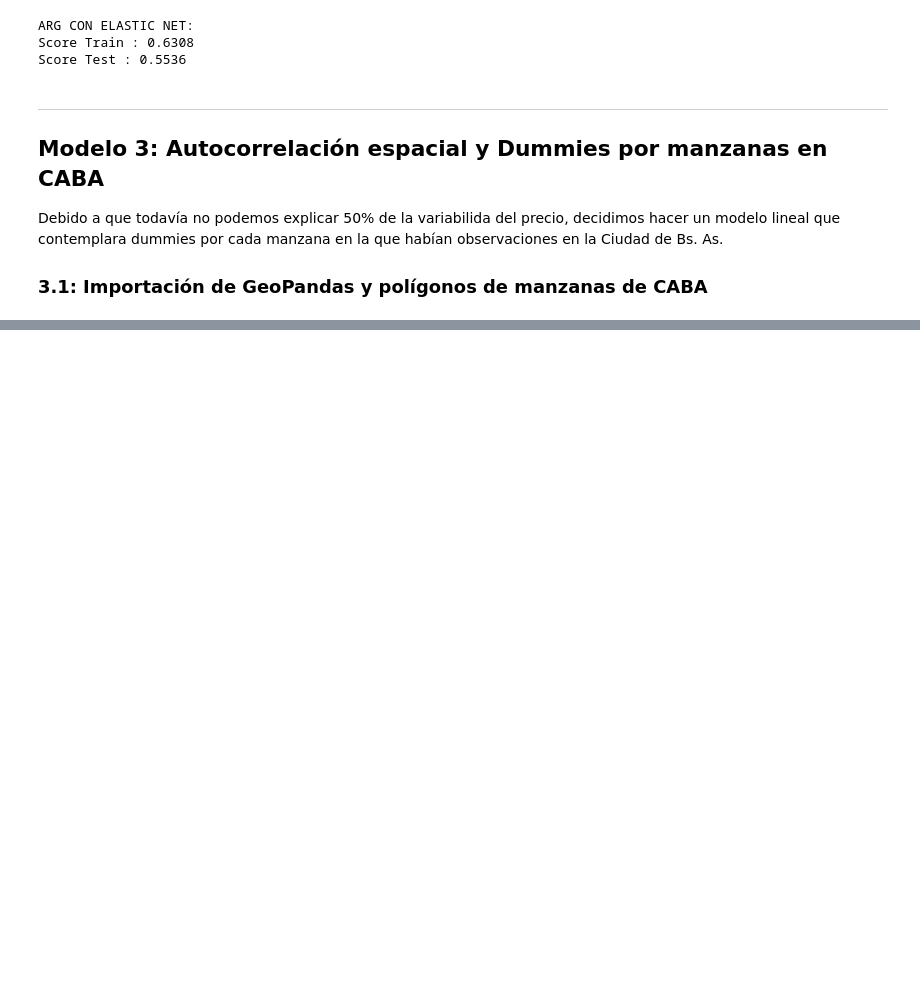
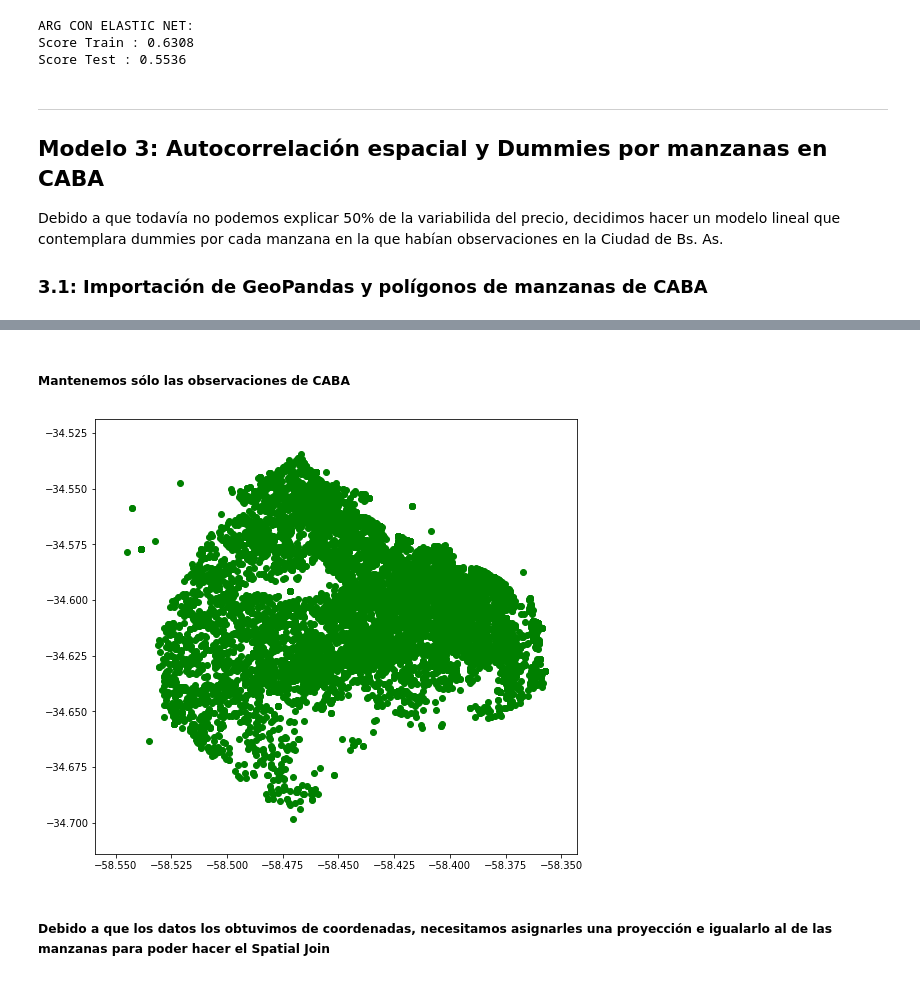
Before and after one commit to francodegio/DigitalHouse, a Jupyter notebook: Desafío 2 - Properati.ipynb, the cells around one changed output, grey strips where cells are left out. Saved outputs shown, nothing was run; the diff lists cells and outputs as text; code cells hidden in the pictures; blank space fills up the shorter version.

```diff
--- a/Desafío 2 - Properati.ipynb
+++ b/Desafío 2 - Properati.ipynb
@@ -432,0 +450,10 @@ import geopandas as gpd
+# %% [markdown]
+##### Mantenemos sólo las observaciones de CABA
+# %%
+caba_gdf = gdf.loc[(gdf.provincia=='Capital Federal')]
+caba_gdf = caba_gdf.drop(caba_gdf.loc[caba_gdf.lat<-35].index)
+caba_gdf.plot(figsize=(12,8), color='green');
+# %% [output]
+[figure, added]
+# %% [markdown]
+##### Debido a que los datos los obtuvimos de coordenadas, necesitamos asignarles una proyección e igualarlo al de las manzanas para poder hacer el Spatial Join
```
Also changed, not shown: parts of 31 cells of this notebook, 7 other files.
